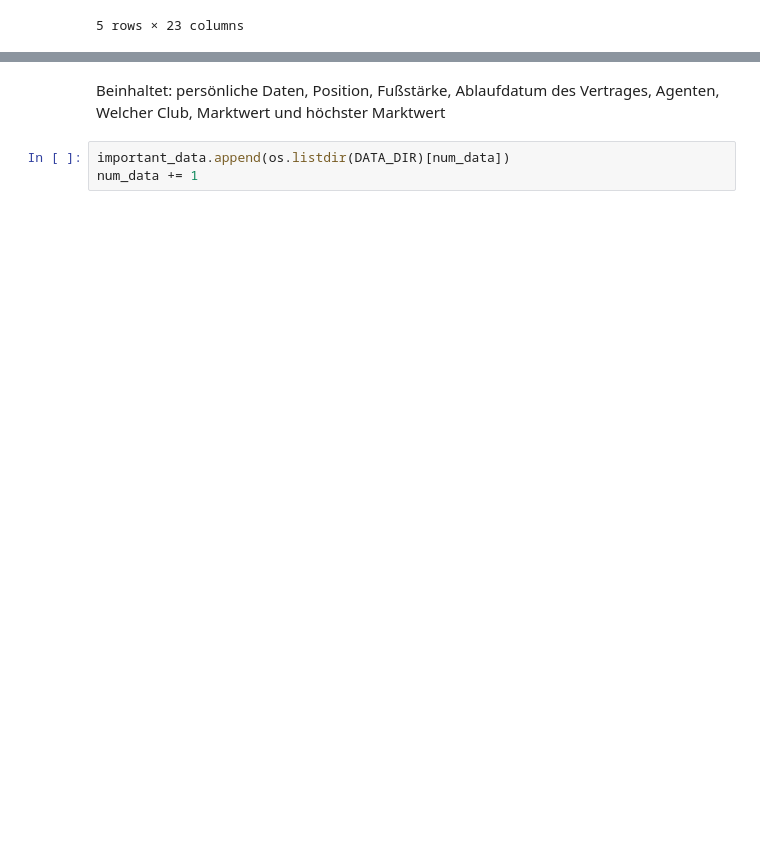
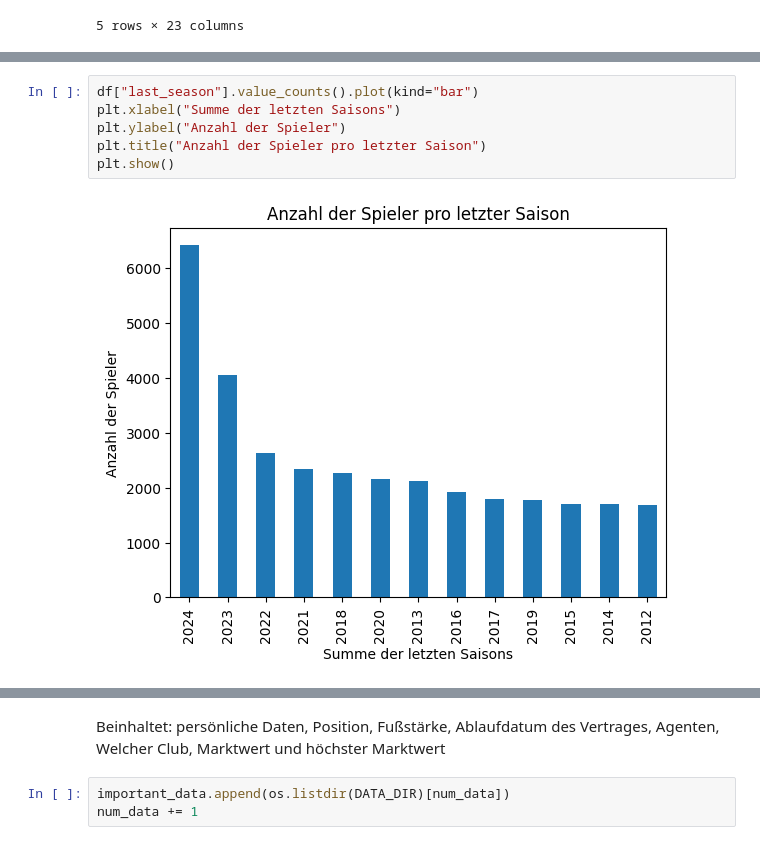
Before and after one commit to Tooonni/ADSC21, a Jupyter notebook: notebooks/first_look_data.ipynb, the cells around one changed output, grey strips where cells are left out. Drawn from its saved outputs; the diff is of its cells as text; blank space fills up the shorter version.

```diff
--- a/notebooks/first_look_data.ipynb
+++ b/notebooks/first_look_data.ipynb
@@ -159,0 +259,8 @@ players.csv
+# %%
+df["last_season"].value_counts().plot(kind="bar")
+plt.xlabel("Summe der letzten Saisons")
+plt.ylabel("Anzahl der Spieler")
+plt.title("Anzahl der Spieler pro letzter Saison")
+plt.show()
+# %% [output]
+[figure, added]
```
Also changed, not shown: parts of 20 cells of this notebook, 6 other files.
